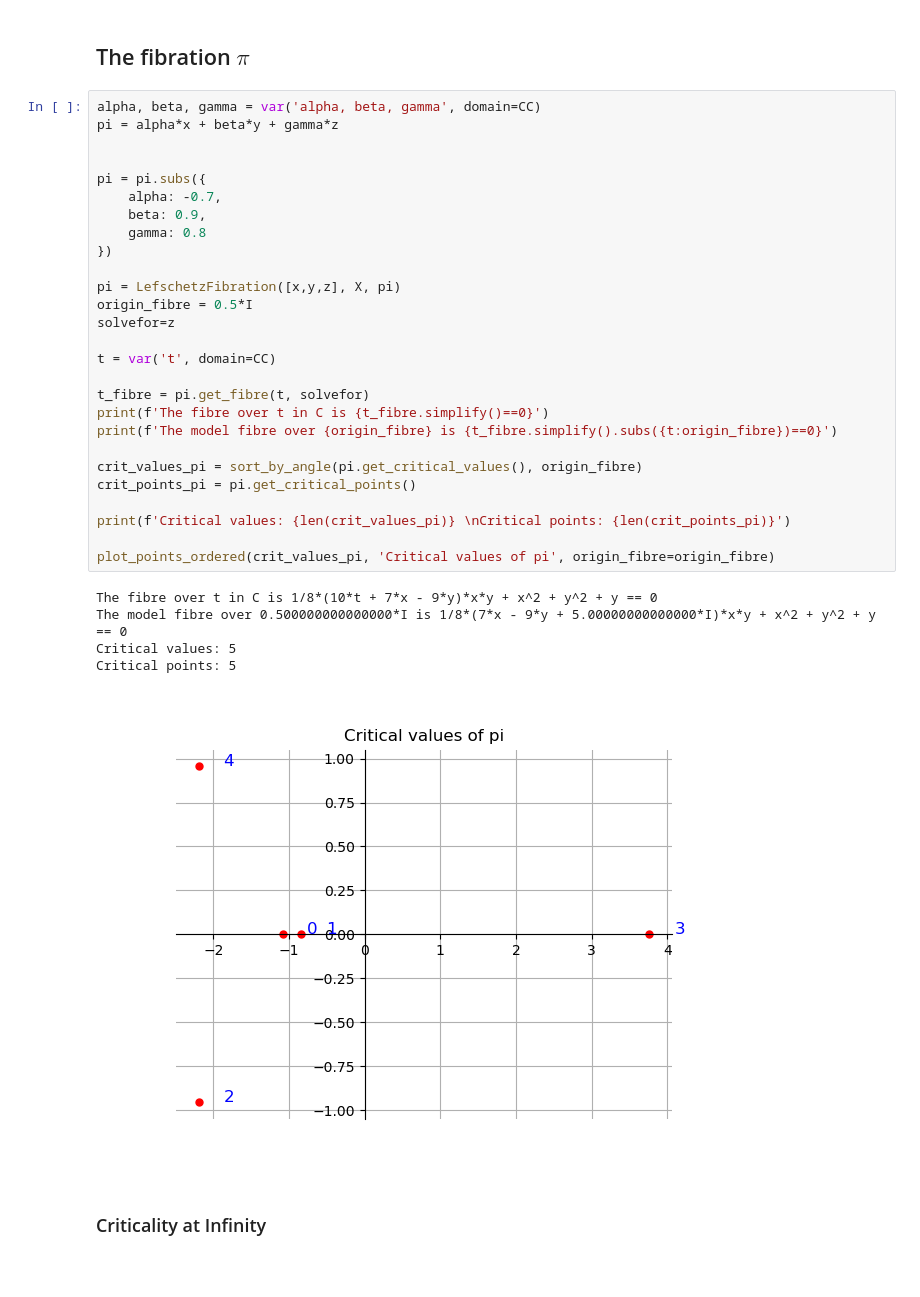
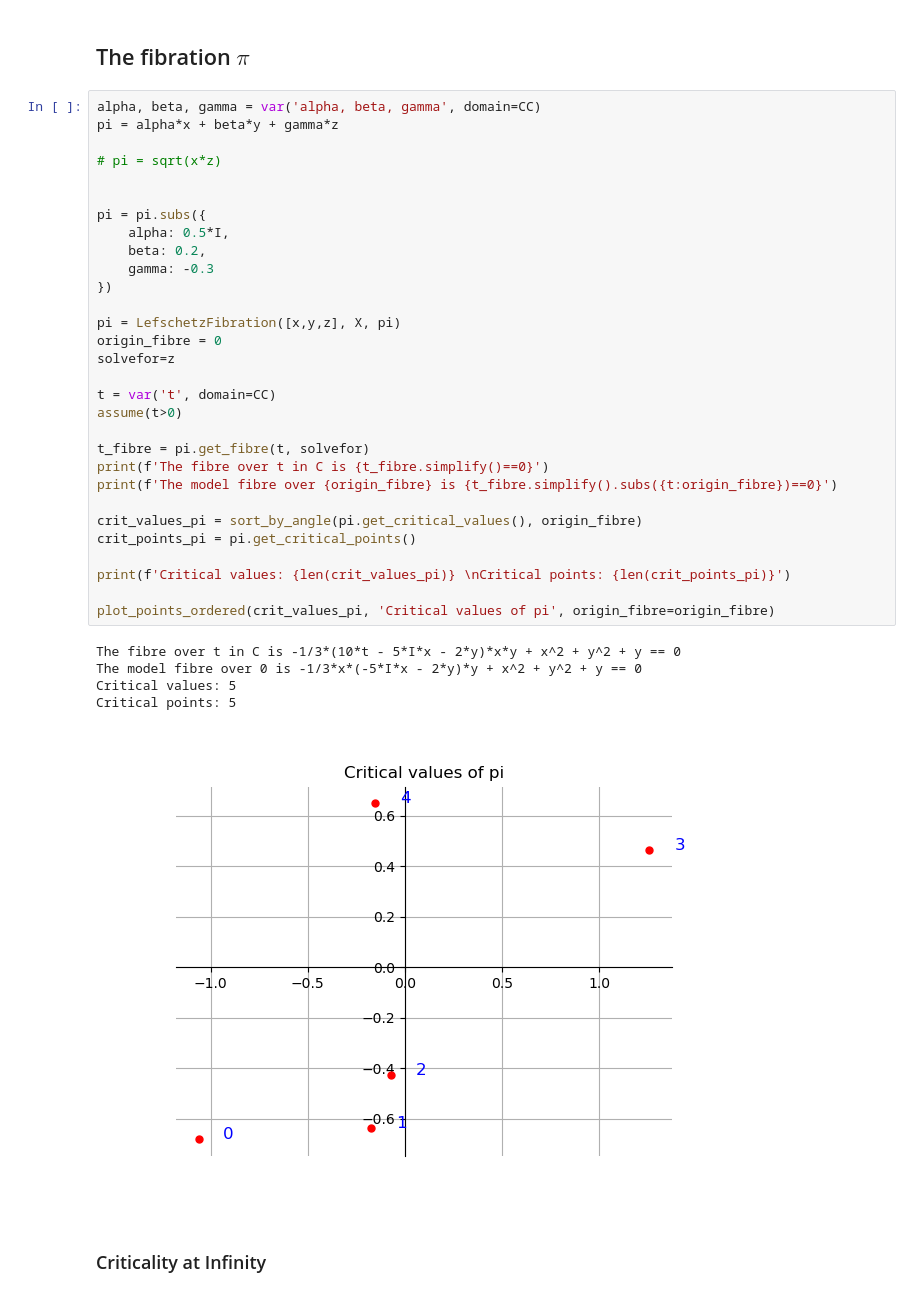
Before and after one commit to ViveLeFrance/AffineHandlebodies, a Jupyter notebook: p3d8.ipynb, the cells around one changed output. Cells and saved outputs as stored; diff of their text form; blank space fills up the shorter version.

```diff
--- a/p3d8.ipynb
+++ b/p3d8.ipynb
@@ -71,36 +68,39 @@ w*x^2 + w^2*y + w*y^2 + x*y
 # %%
 alpha, beta, gamma = var('alpha, beta, gamma', domain=CC)
 pi = alpha*x + beta*y + gamma*z
 
+# pi = sqrt(x*z)
+
 
 pi = pi.subs({
-    alpha: -0.7,
-    beta: 0.9,
-    gamma: 0.8
+    alpha: 0.5*I,
+    beta: 0.2,
+    gamma: -0.3
 })
 
 pi = LefschetzFibration([x,y,z], X, pi)
-origin_fibre = 0.5*I
+origin_fibre = 0
 solvefor=z
 
 t = var('t', domain=CC)
+assume(t>0)
 
 t_fibre = pi.get_fibre(t, solvefor)
 print(f'The fibre over t in C is {t_fibre.simplify()==0}')
 print(f'The model fibre over {origin_fibre} is {t_fibre.simplify().subs({t:origin_fibre})==0}')
 
 crit_values_pi = sort_by_angle(pi.get_critical_values(), origin_fibre)
 crit_points_pi = pi.get_critical_points()
 
 print(f'Critical values: {len(crit_values_pi)} \nCritical points: {len(crit_points_pi)}')
 
 plot_points_ordered(crit_values_pi, 'Critical values of pi', origin_fibre=origin_fibre)
 # %% [output]
-The fibre over t in C is 1/8*(10*t + 7*x - 9*y)*x*y + x^2 + y^2 + y == 0
-The model fibre over 0.500000000000000*I is 1/8*(7*x - 9*y + 5.00000000000000*I)*x*y + x^2 + y^2 + y == 0
+The fibre over t in C is -1/3*(10*t - 5*I*x - 2*y)*x*y + x^2 + y^2 + y == 0
+The model fibre over 0 is -1/3*x*(-5*I*x - 2*y)*y + x^2 + y^2 + y == 0
 Critical values: 5
 Critical points: 5
-[figure, old version]
+[figure, new version]
 # %% [markdown]
 ### Criticality at Infinity
 # %%
```
Also changed, not shown: parts of 6 cells of this notebook, 1 other file.
